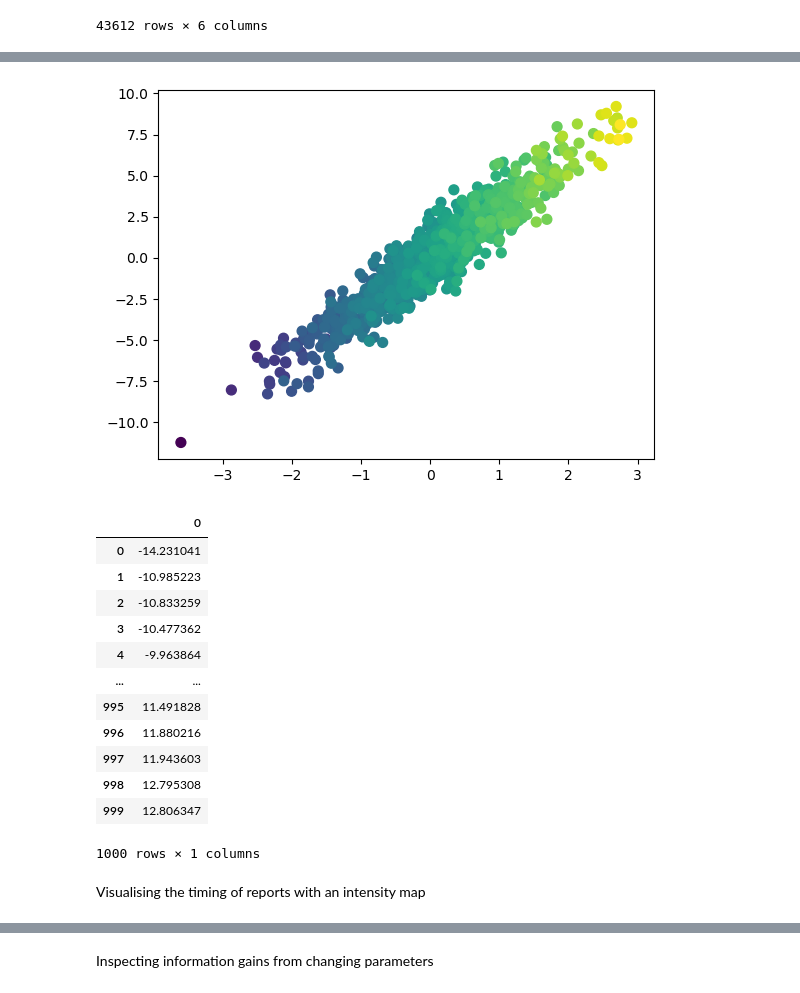
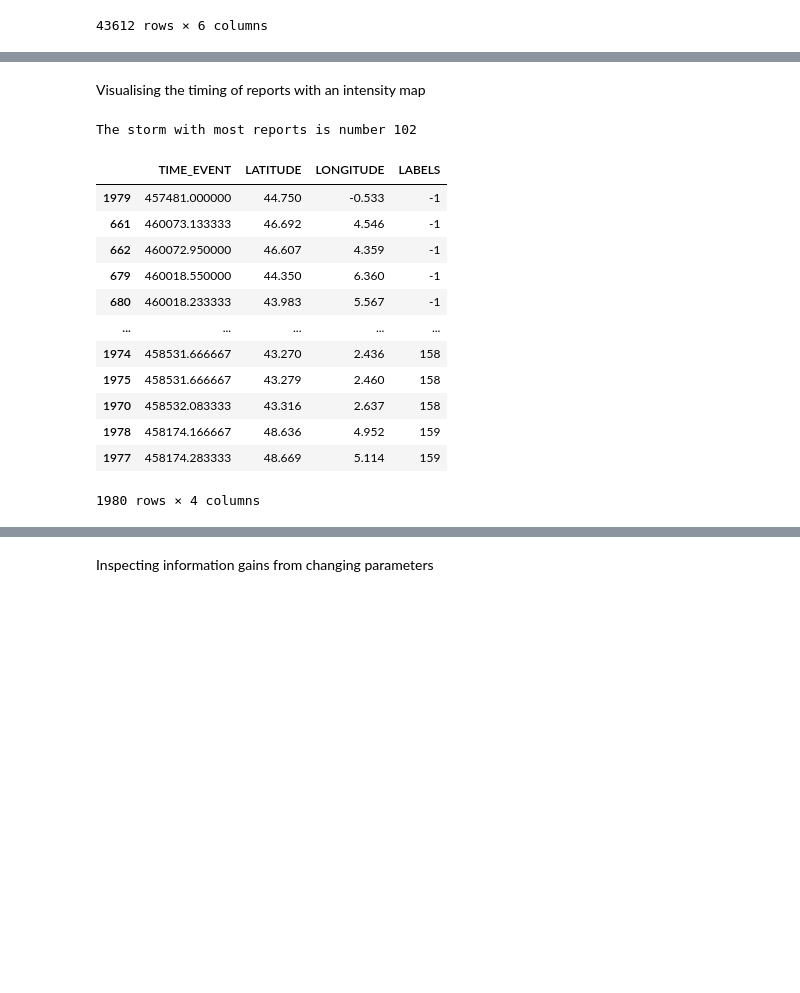
Before and after one commit to eliottmlg/Statapp-Hail-storm, a Jupyter notebook: parameters.ipynb, the cells around one changed output, grey strips where cells are left out. Saved outputs shown, nothing was run; the diff lists cells and outputs as text; code cells hidden in the pictures; blank space fills up the shorter version.

```diff
--- a/parameters.ipynb
+++ b/parameters.ipynb
@@ -254,43 +83,2 @@ numpy.ndarray
-# %%
-import numpy as np
-import matplotlib.pyplot as plt
-from scipy.stats import gaussian_kde
-
-# Generate fake data
-x = np.random.normal(size=1000)
-y = x * 3 + np.random.normal(size=1000)
-z = x*4 + np.random.normal(size=1000)
-
-# Calculate the point density
-xy = np.vstack([x,y])
-#z = gaussian_kde(xy)(xy)
-
-# Sort the points by density, so that the densest points are plotted last
-idx = z.argsort()
-x, y, z = x[idx], y[idx], z[idx]
-
-dfz = pd.DataFrame(z)
-dfz
-
-fig, ax = plt.subplots()
-ax.scatter(x, y, c=dfz, s=50)
-plt.show()
-
-dfz
-# %% [output]
-[figure, removed]
-|  | 0 |
-| 0 | -14.231041 |
-| 1 | -10.985223 |
-| 2 | -10.833259 |
-| 3 | -10.477362 |
-| 4 | -9.963864 |
-| ... | ... |
-| 995 | 11.491828 |
-| 996 | 11.880216 |
-| 997 | 11.943603 |
-| 998 | 12.795308 |
-| 999 | 12.806347 |
-1000 rows × 1 columns
 # %% [markdown]
 Visualising the timing of reports with an intensity map
@@ -296,0 +135,25 @@ Visualising the timing of reports with an intensity map
+# %%
+nb_reports = pd.DataFrame(df['LABELS'].value_counts()).reset_index()
+nb_reports = nb_reports[nb_reports['index'] != -1].sort_values('LABELS', ascending=False).reset_index()
+labels_biggest_storms = list(nb_reports.iloc[0:3,1])
+print('The storm with most reports is number', labels_biggest_storms[0])
+
+df_biggest = df.loc[df.LABELS.isin(labels_biggest_storms)]
+# %% [output]
+The storm with most reports is number 102
+# %%
+df.sort_values('LABELS')
+# %% [output]
+|  | TIME_EVENT | LATITUDE | LONGITUDE | LABELS |
+| 1979 | 457481.000000 | 44.750 | -0.533 | -1 |
+| 661 | 460073.133333 | 46.692 | 4.546 | -1 |
+| 662 | 460072.950000 | 46.607 | 4.359 | -1 |
+| 679 | 460018.550000 | 44.350 | 6.360 | -1 |
+| 680 | 460018.233333 | 43.983 | 5.567 | -1 |
+| ... | ... | ... | ... | ... |
+| 1974 | 458531.666667 | 43.270 | 2.436 | 158 |
+| 1975 | 458531.666667 | 43.279 | 2.460 | 158 |
+| 1970 | 458532.083333 | 43.316 | 2.637 | 158 |
+| 1978 | 458174.166667 | 48.636 | 4.952 | 159 |
+| 1977 | 458174.283333 | 48.669 | 5.114 | 159 |
+1980 rows × 4 columns
```
Also changed, not shown: parts of 18 cells of this notebook.
